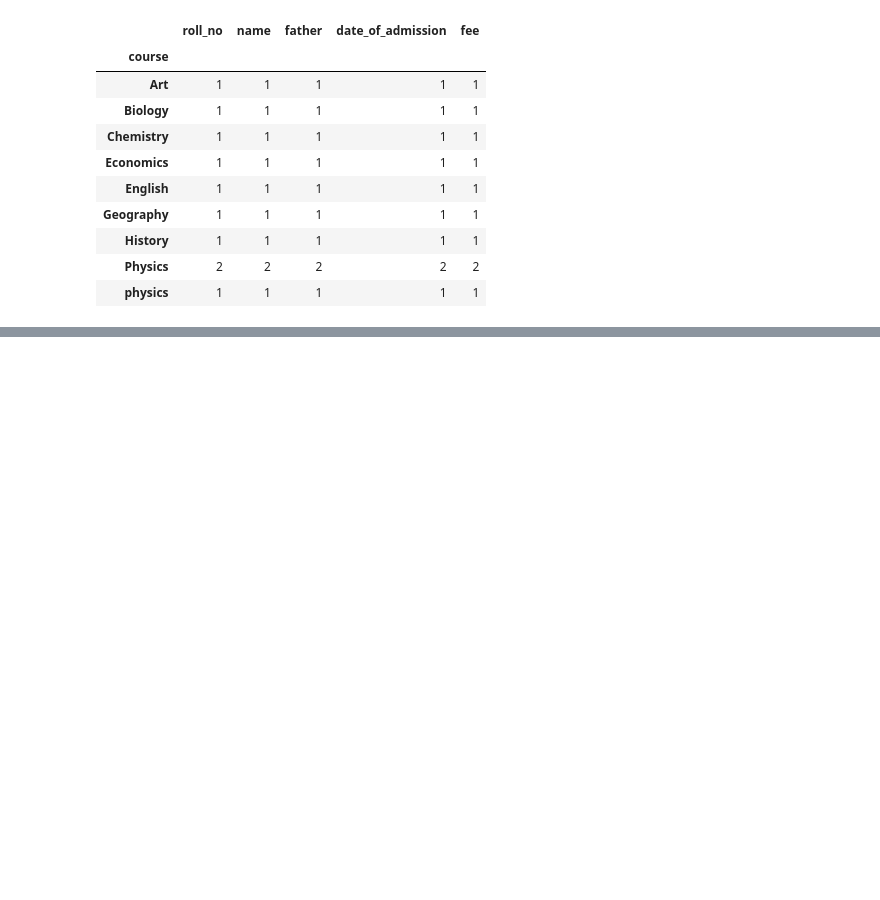
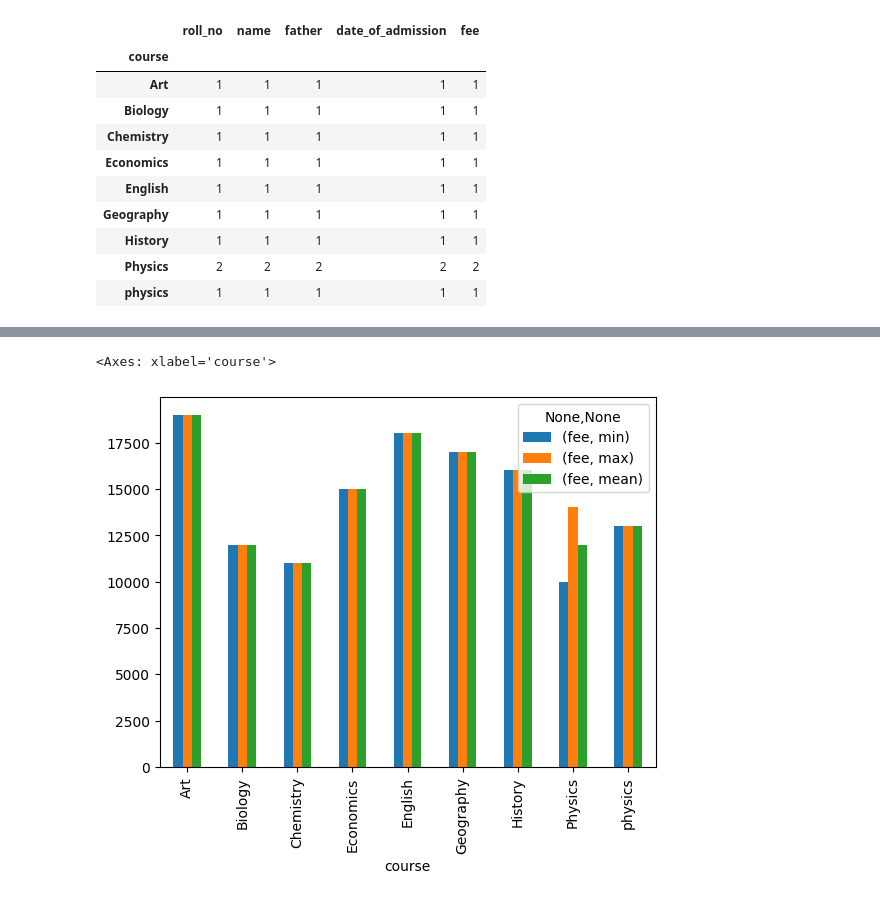
Before and after one commit to Usama1190/modern-python, a Jupyter notebook: py19/class19.ipynb, the cells around one changed output, grey strips where cells are left out. Saved outputs shown, nothing was run; the diff lists cells and outputs as text; code cells hidden in the pictures; blank space fills up the shorter version.

```diff
--- a/py19/class19.ipynb
+++ b/py19/class19.ipynb
@@ -962,0 +1051,5 @@ students_df.groupby(['course'])[['fee']].agg([len, min, max])
+# %%
+students_df.groupby(['course'])[['fee']].aggregate([min, max, np.mean]).plot(kind='bar')
+# %% [output]
+<Axes: xlabel='course'>
+[figure, added]
```
Also changed, not shown: parts of 28 cells of this notebook.
